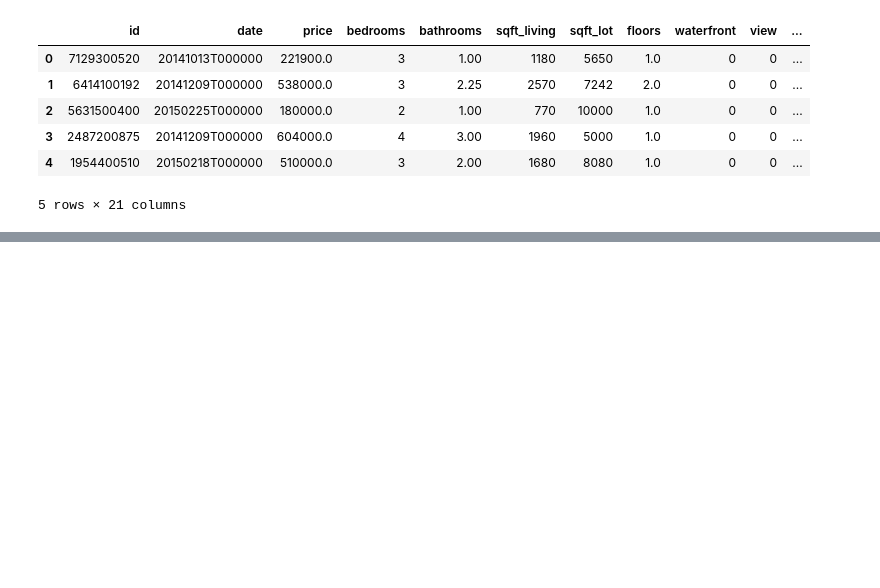
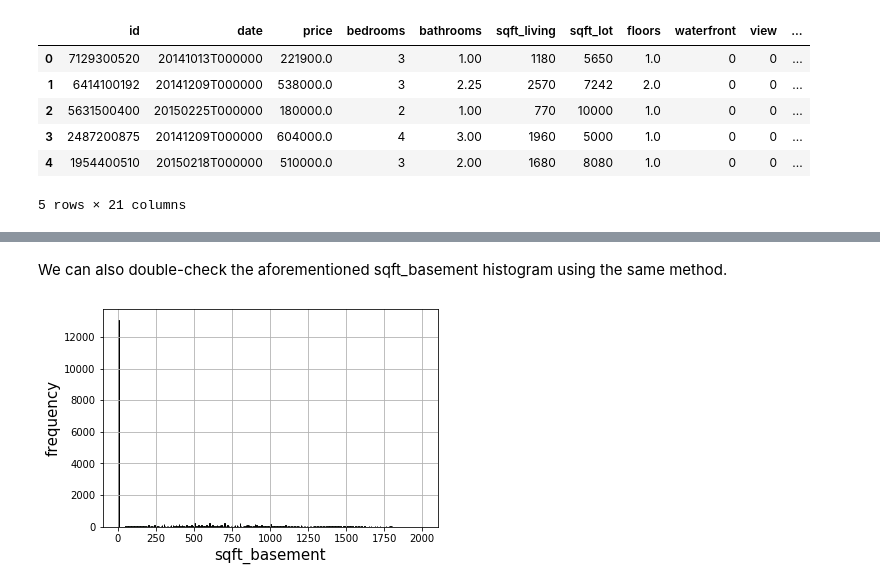
Before and after one commit to RaoBrandon/KC-Housing-Multiple-Linear-Regression, a Jupyter notebook: Multiple Linear Regression.ipynb, the cells around one changed output, grey strips where cells are left out. Cells and saved outputs as stored; diff of their text form; code cells hidden in the pictures; blank space fills up the shorter version.

```diff
--- a/Multiple Linear Regression.ipynb
+++ b/Multiple Linear Regression.ipynb
@@ -17,0 +58,9 @@ data_frame.head()
+# %% [markdown]
+We can also double-check the aforementioned sqft_basement histogram using the same method.
+# %%
+data_frame["sqft_basement"].hist(bins = 500, range=[0, 2000], color = "green", ec = "black")
+plt.xlabel("sqft_basement", fontsize = (15))
+plt.ylabel("frequency", fontsize = (15))
+plt.show()
+# %% [output]
+[figure, added]
```
Also changed, not shown: parts of 15 cells of this notebook.
